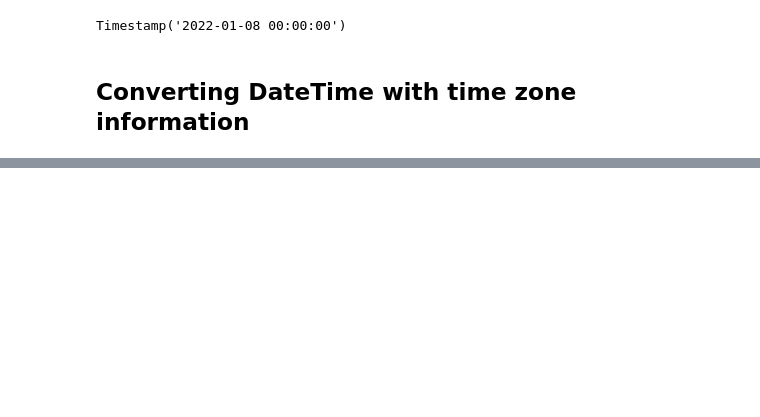
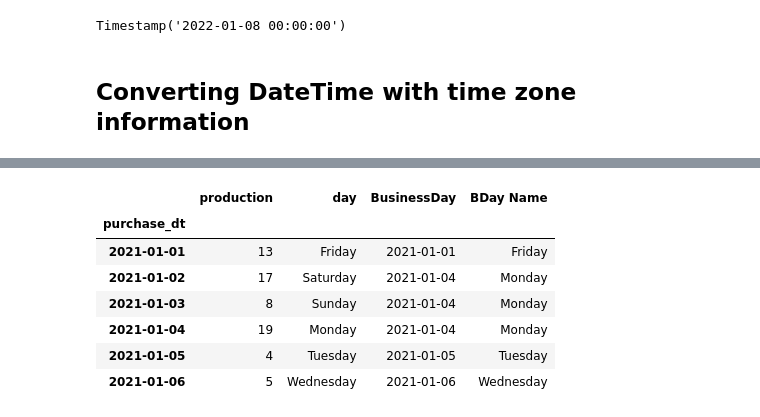
Before and after one commit to LaurbergMJ/TimeSeriesAnalysisWithPythonCookbook, a Jupyter notebook: Ch6.ipynb, the cells around one changed output, grey strips where cells are left out. Cells and saved outputs as stored; diff of their text form; code cells hidden in the pictures; blank space fills up the shorter version.

```diff
--- a/Ch6.ipynb
+++ b/Ch6.ipynb
@@ -305,0 +412,14 @@ Timestamp('2022-01-08 00:00:00')
+# %%
+# Move weekend records to the next business day. Use the pandas.offsets.BDay()
+
+df_new['BusinessDay'] = df_new.index + pd.offsets.BDay(0)
+df_new['BDay Name'] = df_new['BusinessDay'].dt.day_name()
+# %% [output]
+|  | production | day | BusinessDay | BDay Name |
+| purchase_dt |  |  |  |  |
+| 2021-01-01 | 13 | Friday | 2021-01-01 | Friday |
+| 2021-01-02 | 17 | Saturday | 2021-01-04 | Monday |
+| 2021-01-03 | 8 | Sunday | 2021-01-04 | Monday |
+| 2021-01-04 | 19 | Monday | 2021-01-04 | Monday |
+| 2021-01-05 | 4 | Tuesday | 2021-01-05 | Tuesday |
+| 2021-01-06 | 5 | Wednesday | 2021-01-06 | Wednesday |
```
Also changed, not shown: parts of 17 cells of this notebook.
